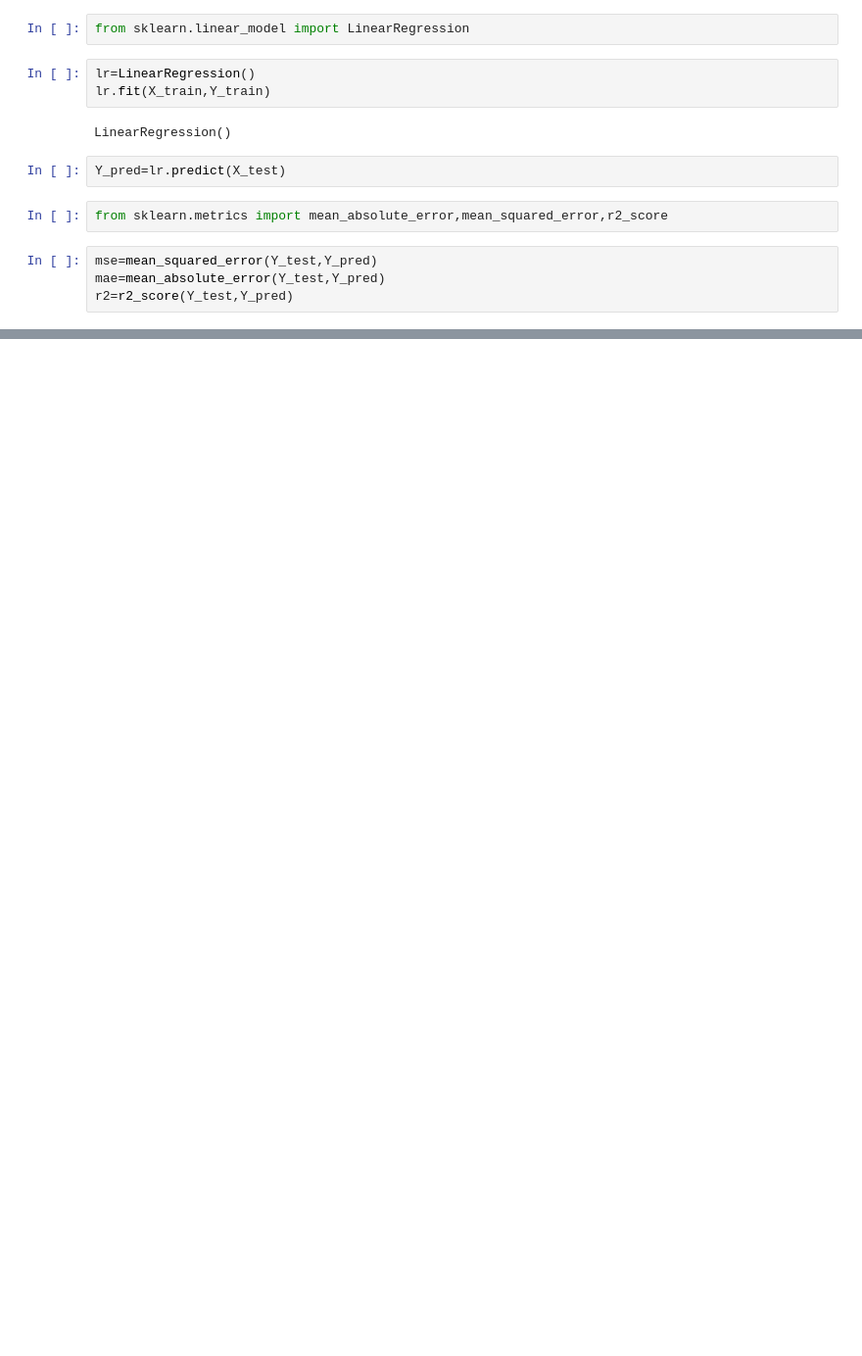
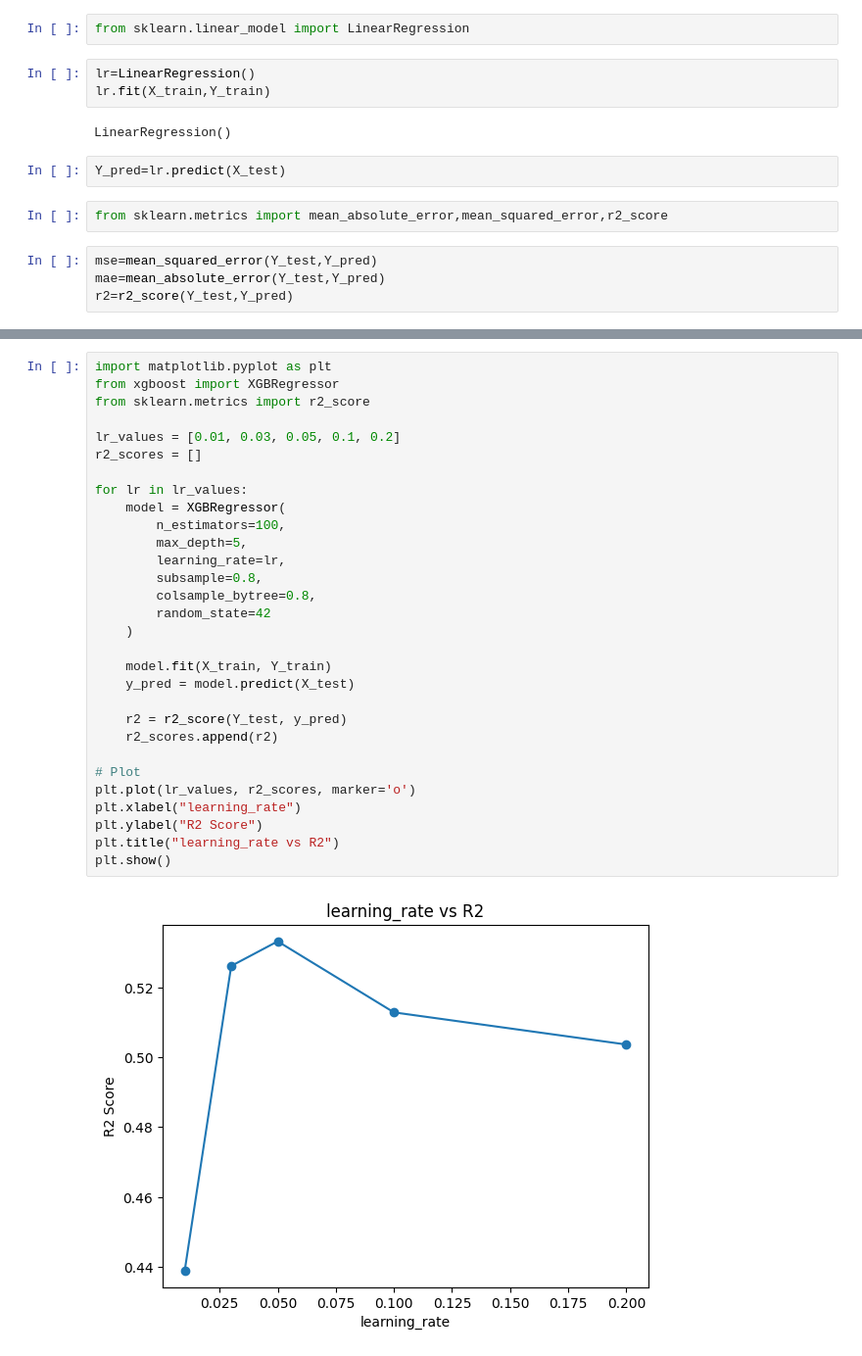
Before and after one commit to RawKnack/-Real-Estate-Price-Prediction-with-Geospatial-Features-, a Jupyter notebook: notebooks/01_data_loading.ipynb, the cells around one changed output, grey strips where cells are left out. Shown at 98% size. Saved outputs shown, nothing was run; the diff lists cells and outputs as text; blank space fills up the shorter version.

```diff
--- a/notebooks/01_data_loading.ipynb
+++ b/notebooks/01_data_loading.ipynb
@@ -121,0 +252,32 @@ R2 Score: 0.9048320525002649
+# %%
+import matplotlib.pyplot as plt
+from xgboost import XGBRegressor
+from sklearn.metrics import r2_score
+
+lr_values = [0.01, 0.03, 0.05, 0.1, 0.2]
+r2_scores = []
+
+for lr in lr_values:
+    model = XGBRegressor(
+        n_estimators=100,
+        max_depth=5,
+        learning_rate=lr,
+        subsample=0.8,
+        colsample_bytree=0.8,
+        random_state=42
+    )
+
+    model.fit(X_train, Y_train)
+    y_pred = model.predict(X_test)
+
+    r2 = r2_score(Y_test, y_pred)
+    r2_scores.append(r2)
+
+# Plot
+plt.plot(lr_values, r2_scores, marker='o')
+plt.xlabel("learning_rate")
+plt.ylabel("R2 Score")
+plt.title("learning_rate vs R2")
+plt.show()
+# %% [output]
+[figure, added]
```
Also changed, not shown: parts of 35 cells of this notebook, 5 other files.
